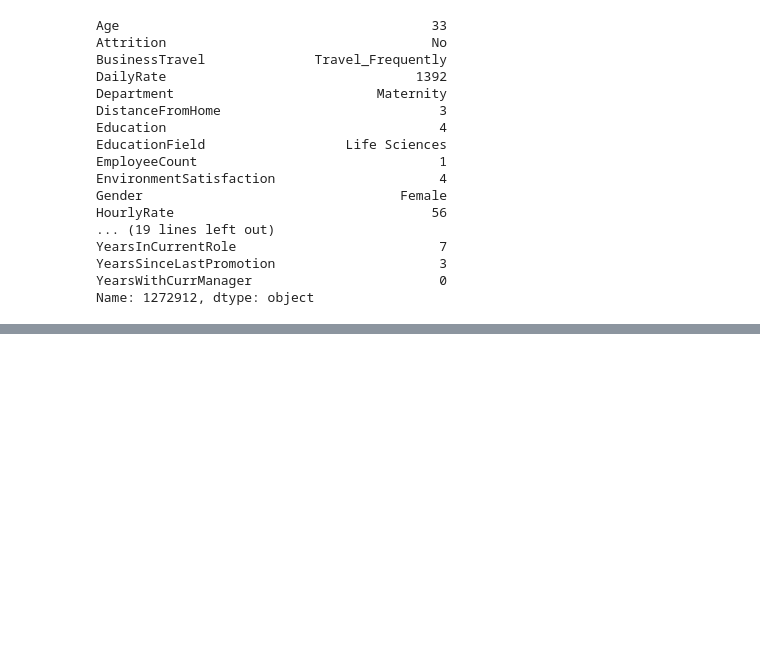
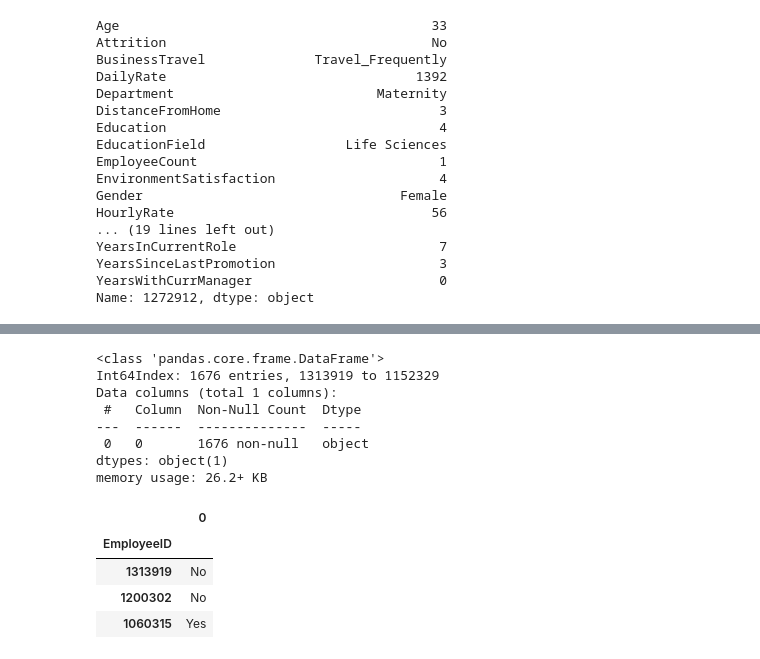
Before and after one commit to loganm123/employee_attrition_classifier, a Jupyter notebook: employee_attrition_class.ipynb, the cells around one changed output, grey strips where cells are left out. Saved outputs shown, nothing was run; the diff lists cells and outputs as text; code cells hidden in the pictures; blank space fills up the shorter version.

```diff
--- a/employee_attrition_class.ipynb
+++ b/employee_attrition_class.ipynb
@@ -171,10 +171,12 @@ YearsWithCurrManager                        0
 Name: 1272912, dtype: object
 # %%
 #do a bit of cleaning
-#drop the standard hours because they're all 80
+#drop the standard hours because they're all 80 and
+#over 18 because they all are
 #drop all the null values because I don't want them
 
 data.drop('StandardHours', axis = 1, inplace=True)
+data.drop('Over18',axis = 1, inplace = True)
 
 #then redo the lists for objects and integers
 
@@ -195,0 +221,27 @@ print(objects_col)
+# %%
+#create target set
+y = pd.DataFrame()
+
+y[0] = data['Attrition'].copy()
+#create feature set
+X = data.drop('Attrition', axis = 1)
+
+#take out attrition otherwise it'll ruin the pipeline
+objects_col.remove('Attrition')
+# %%
+y.info()
+y.head(3)
+# %% [output]
+<class 'pandas.core.frame.DataFrame'>
+Int64Index: 1676 entries, 1313919 to 1152329
+Data columns (total 1 columns):
+ #   Column  Non-Null Count  Dtype
+---  ------  --------------  -----
+ 0   0       1676 non-null   object
+dtypes: object(1)
+memory usage: 26.2+ KB
+|  | 0 |
+| EmployeeID |  |
+| 1313919 | No |
+| 1200302 | No |
+| 1060315 | Yes |
```
Also changed, not shown: parts of 8 cells of this notebook.
